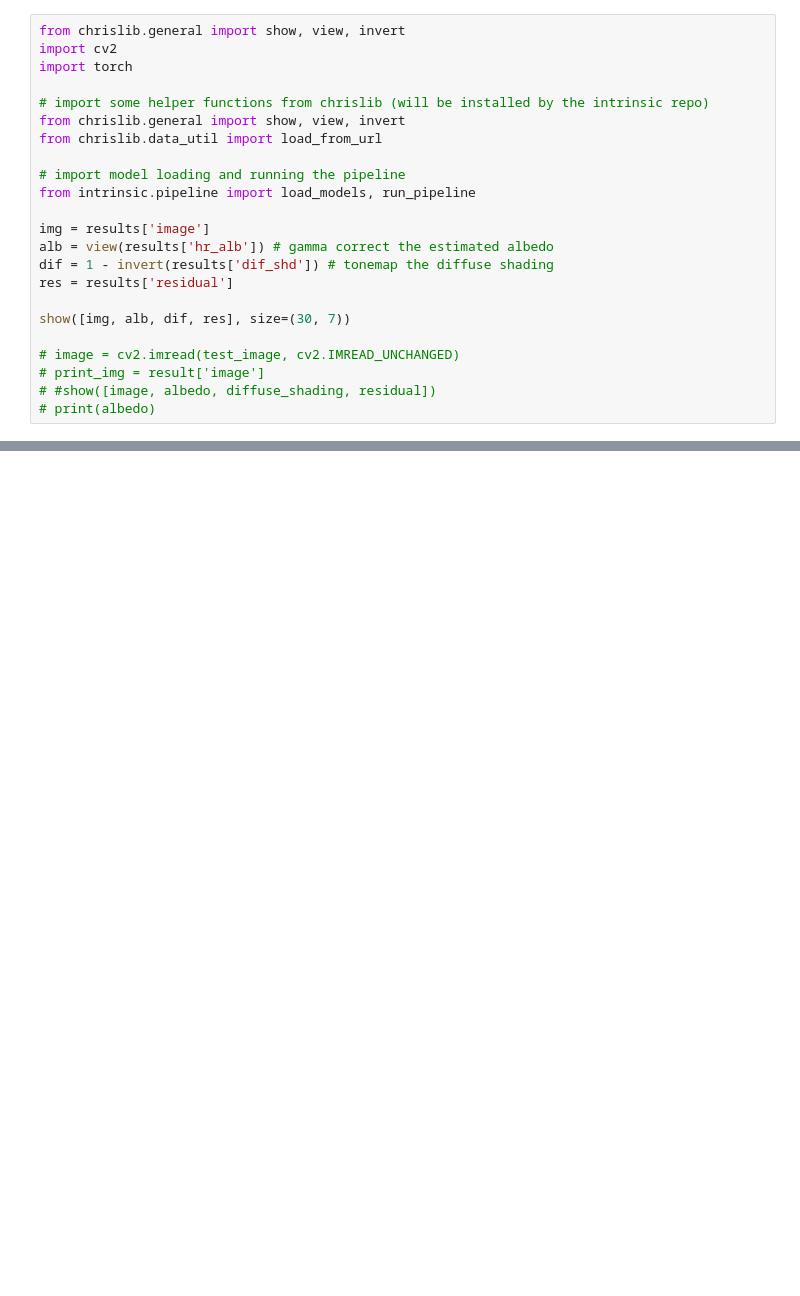
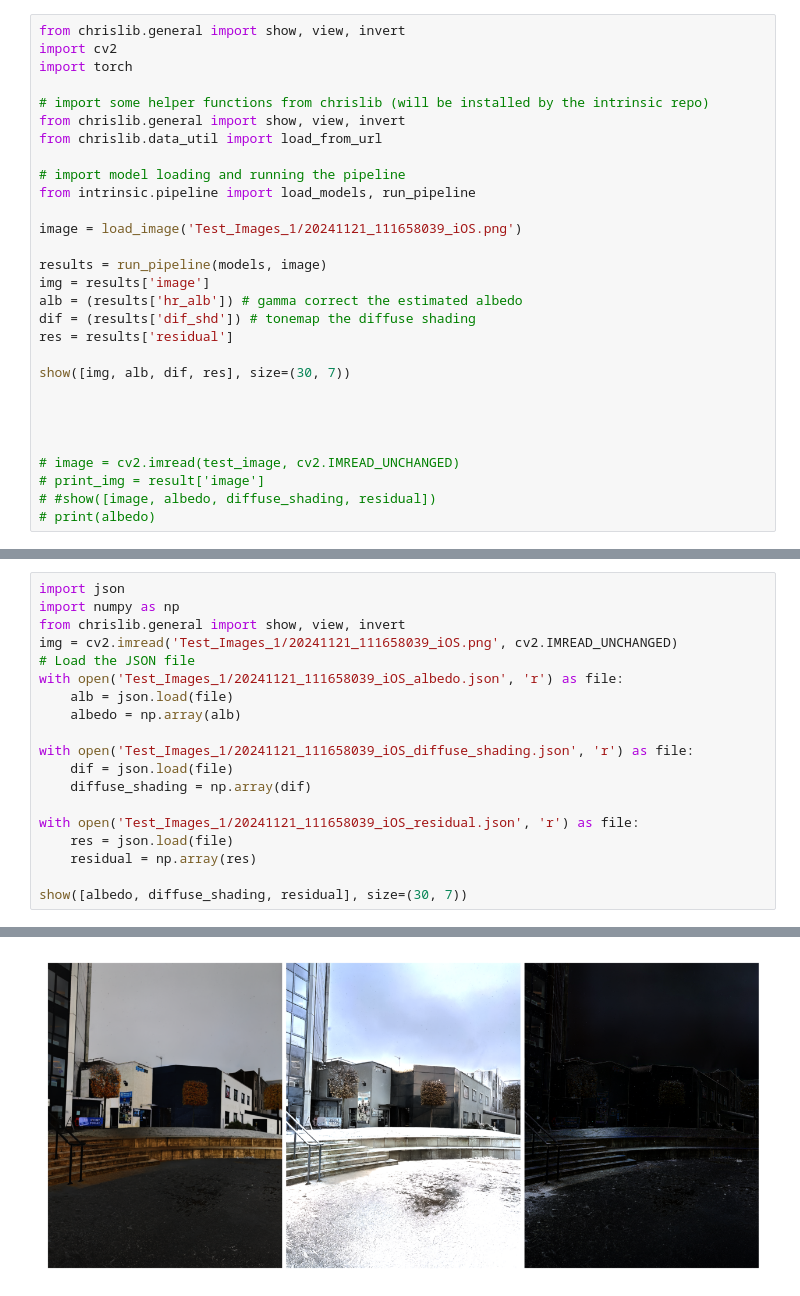
Before and after one commit to NCCA/Parallax-Mapping-2D-Images, a Jupyter notebook: Intrinsic Image Decomposition/Intrinsic/Intrinsic_Test.ipynb, the cells around one changed output, grey strips where cells are left out. Saved outputs shown, nothing was run; the diff lists cells and outputs as text; blank space fills up the shorter version.

```diff
--- a/Intrinsic Image Decomposition/Intrinsic/Intrinsic_Test.ipynb
+++ b/Intrinsic Image Decomposition/Intrinsic/Intrinsic_Test.ipynb
@@ -36,12 +101,18 @@ from chrislib.data_util import load_from_url
 # import model loading and running the pipeline
 from intrinsic.pipeline import load_models, run_pipeline
 
+image = load_image('Test_Images_1/20241121_111658039_iOS.png')
+
+results = run_pipeline(models, image)
 img = results['image']
-alb = view(results['hr_alb']) # gamma correct the estimated albedo
-dif = 1 - invert(results['dif_shd']) # tonemap the diffuse shading
+alb = (results['hr_alb']) # gamma correct the estimated albedo
+dif = (results['dif_shd']) # tonemap the diffuse shading
 res = results['residual']
 
 show([img, alb, dif, res], size=(30, 7))
+
+
+
 
 # image = cv2.imread(test_image, cv2.IMREAD_UNCHANGED)
 # print_img = result['image']
@@ -52,0 +121,20 @@ Clipping input data to the valid range for imshow with RGB data ([0..1] for floa
+# %%
+import json
+import numpy as np
+from chrislib.general import show, view, invert
+img = cv2.imread('Test_Images_1/20241121_111658039_iOS.png', cv2.IMREAD_UNCHANGED)
+# Load the JSON file
+with open('Test_Images_1/20241121_111658039_iOS_albedo.json', 'r') as file:
+    alb = json.load(file)
+    albedo = np.array(alb)
+
+with open('Test_Images_1/20241121_111658039_iOS_diffuse_shading.json', 'r') as file:
+    dif = json.load(file)
+    diffuse_shading = np.array(dif)
+
+with open('Test_Images_1/20241121_111658039_iOS_residual.json', 'r') as file:
+    res = json.load(file)
+    residual = np.array(res)
+
+show([albedo, diffuse_shading, residual], size=(30, 7))
+# %% [output]
@@ -52,0 +142 @@ Clipping input data to the valid range for imshow with RGB data ([0..1] for floa
+[figure, added]
```
Also changed, not shown: parts of 4 cells of this notebook.
